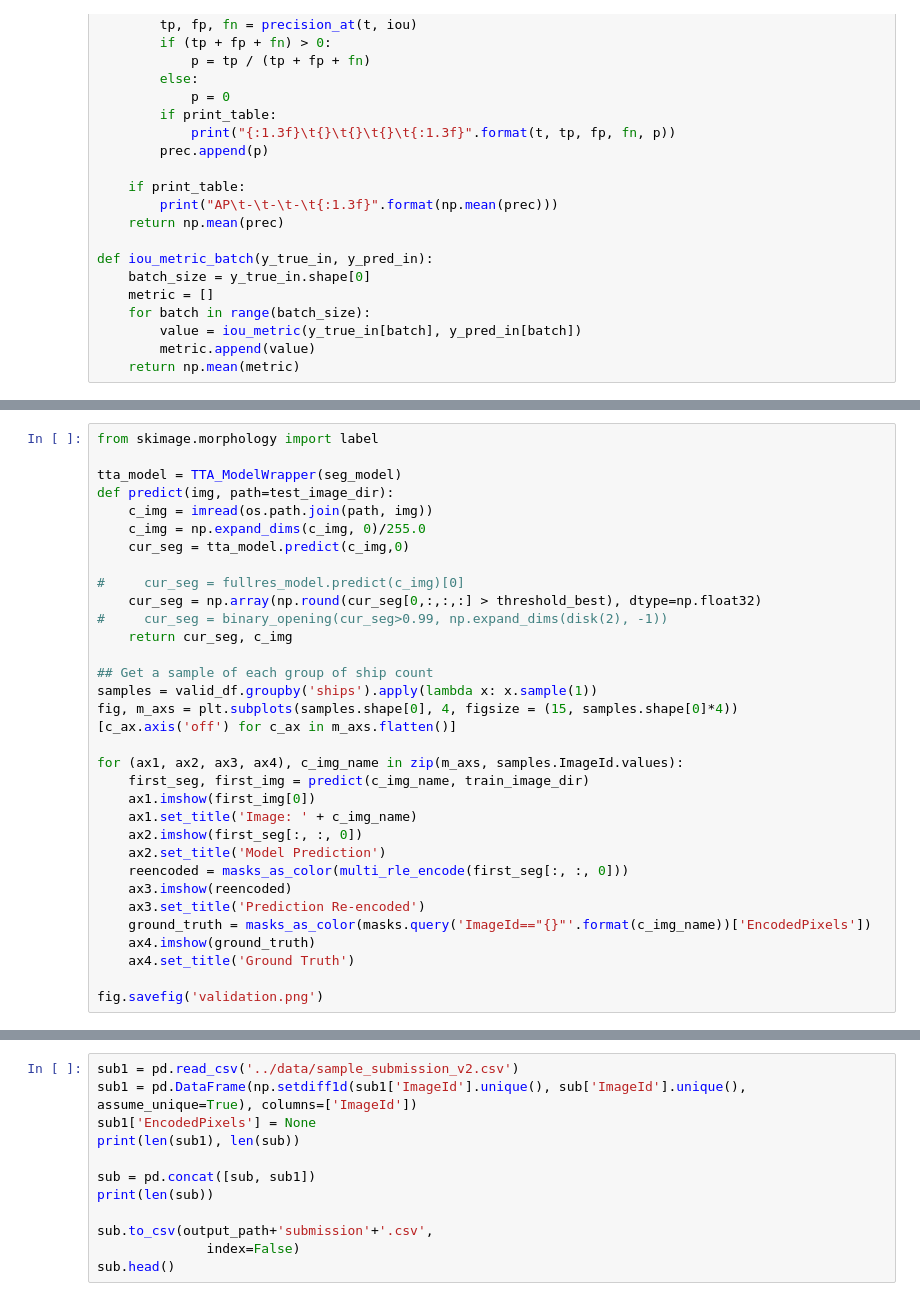
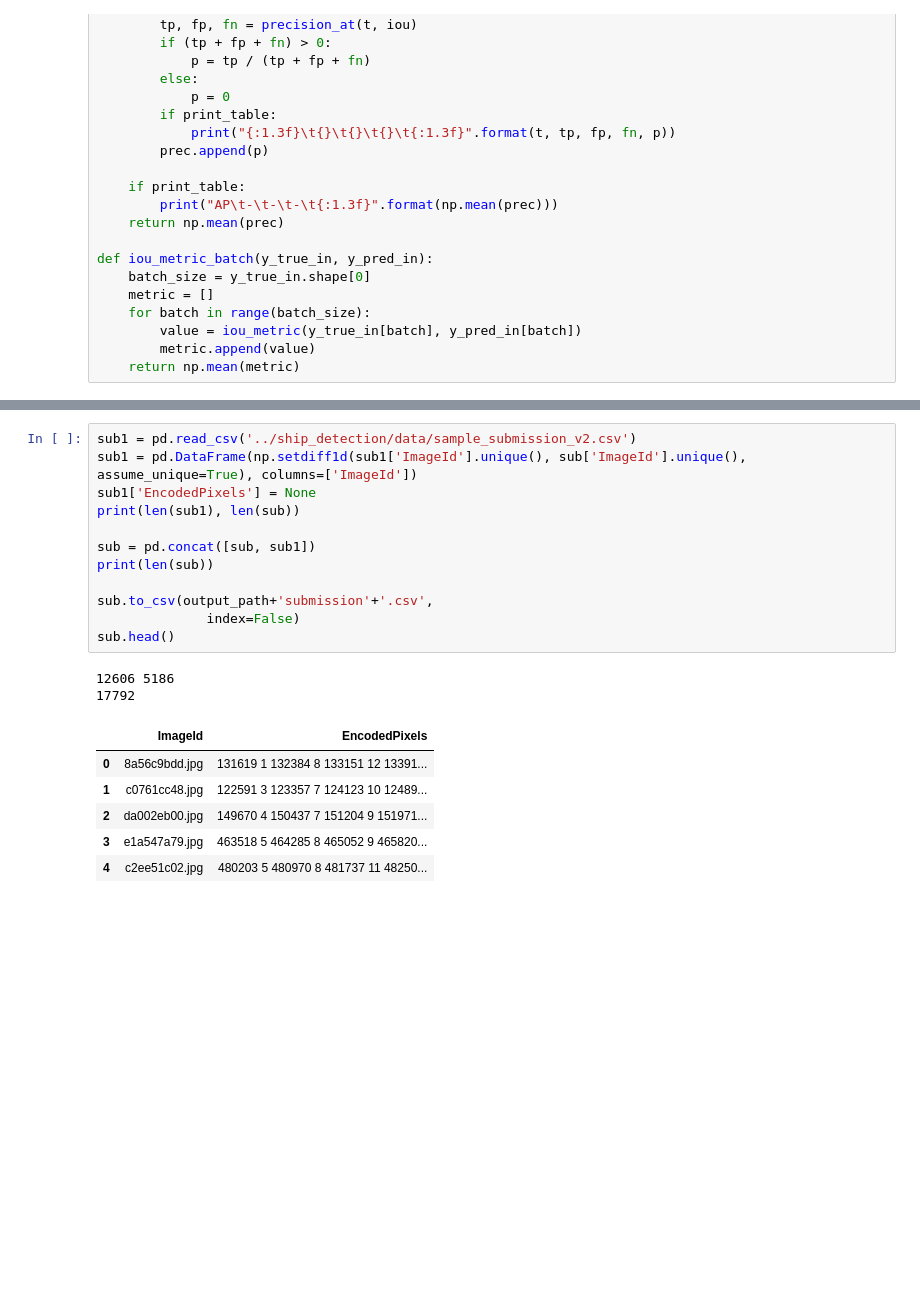
Before and after one commit to sjtu-mc/kaggle_ship_detection, a Jupyter notebook: demo_test.ipynb, the cells around one changed output, grey strips where cells are left out. Saved outputs shown, nothing was run; the diff lists cells and outputs as text; blank space fills up the shorter version.

```diff
--- a/demo_test.ipynb
+++ b/demo_test.ipynb
@@ -174,33 +195,0 @@ plt.legend()
-# %%
-from skimage.morphology import label
-
-tta_model = TTA_ModelWrapper(seg_model)
-def predict(img, path=test_image_dir):
-    c_img = imread(os.path.join(path, img))
-    c_img = np.expand_dims(c_img, 0)/255.0
-    cur_seg = tta_model.predict(c_img,0)
-
-#     cur_seg = fullres_model.predict(c_img)[0]
-    cur_seg = np.array(np.round(cur_seg[0,:,:,:] > threshold_best), dtype=np.float32)
-#     cur_seg = binary_opening(cur_seg>0.99, np.expand_dims(disk(2), -1))
-    return cur_seg, c_img
-
-## Get a sample of each group of ship count
-samples = valid_df.groupby('ships').apply(lambda x: x.sample(1))
-fig, m_axs = plt.subplots(samples.shape[0], 4, figsize = (15, samples.shape[0]*4))
-[c_ax.axis('off') for c_ax in m_axs.flatten()]
-
-for (ax1, ax2, ax3, ax4), c_img_name in zip(m_axs, samples.ImageId.values):
-    first_seg, first_img = predict(c_img_name, train_image_dir)
-    ax1.imshow(first_img[0])
-    ax1.set_title('Image: ' + c_img_name)
-    ax2.imshow(first_seg[:, :, 0])
-    ax2.set_title('Model Prediction')
-    reencoded = masks_as_color(multi_rle_encode(first_seg[:, :, 0]))
-    ax3.imshow(reencoded)
-    ax3.set_title('Prediction Re-encoded')
-    ground_truth = masks_as_color(masks.query('ImageId=="{}"'.format(c_img_name))['EncodedPixels'])
-    ax4.imshow(ground_truth)
-    ax4.set_title('Ground Truth')
-
-fig.savefig('validation.png')
@@ -233,12 +247,21 @@ sub.head()
 # %%
-sub1 = pd.read_csv('../data/sample_submission_v2.csv')
+sub1 = pd.read_csv('../ship_detection/data/sample_submission_v2.csv')
 sub1 = pd.DataFrame(np.setdiff1d(sub1['ImageId'].unique(), sub['ImageId'].unique(), assume_unique=True), columns=['ImageId'])
 sub1['EncodedPixels'] = None
 print(len(sub1), len(sub))
 
 sub = pd.concat([sub, sub1])
 print(len(sub))
 
 sub.to_csv(output_path+'submission'+'.csv',
               index=False)
 sub.head()
+# %% [output]
+12606 5186
+17792
+|  | ImageId | EncodedPixels |
+| 0 | 8a56c9bdd.jpg | 131619 1 132384 8 133151 12 13391... |
+| 1 | c0761cc48.jpg | 122591 3 123357 7 124123 10 12489... |
+| 2 | da002eb00.jpg | 149670 4 150437 7 151204 9 151971... |
+| 3 | e1a547a79.jpg | 463518 5 464285 8 465052 9 465820... |
+| 4 | c2ee51c02.jpg | 480203 5 480970 8 481737 11 48250... |
```
Also changed, not shown: parts of 15 cells of this notebook.
